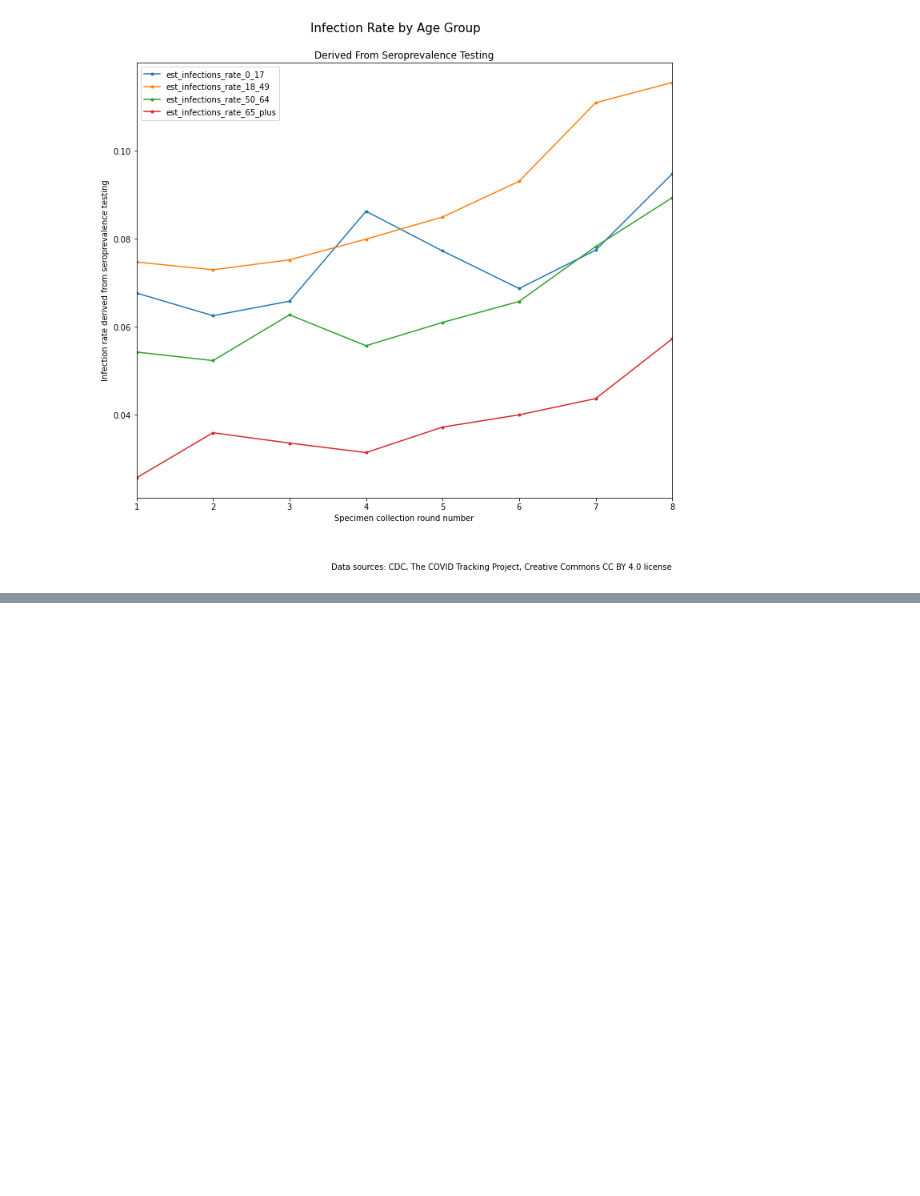
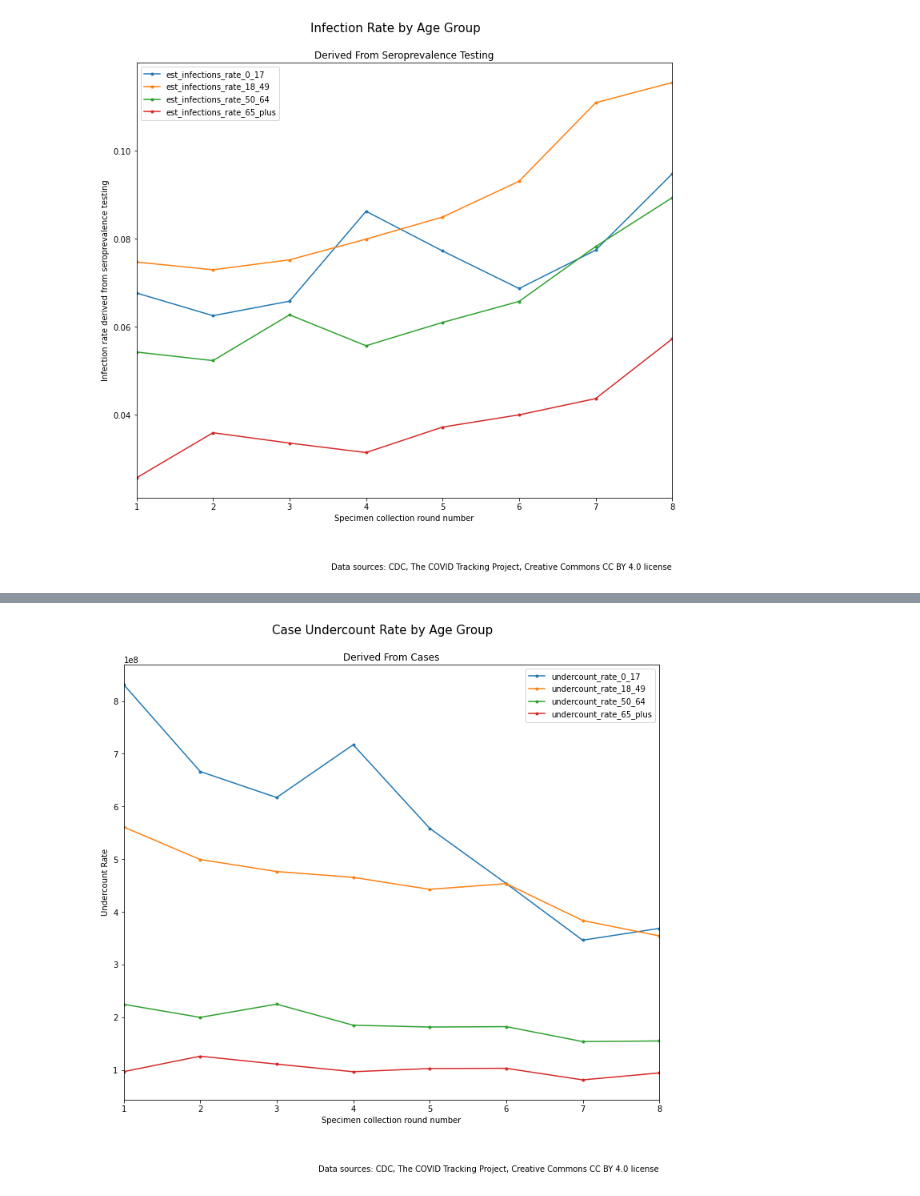
Before and after one commit to salvir1/COVID-19-outbreak-data-analysis, a Jupyter notebook: covid-seroprevalance-analysis.ipynb, the cells around one changed output, grey strips where cells are left out. Saved outputs shown, nothing was run; the diff lists cells and outputs as text; code cells hidden in the pictures; blank space fills up the shorter version.

```diff
--- a/covid-seroprevalance-analysis.ipynb
+++ b/covid-seroprevalance-analysis.ipynb
@@ -540,0 +615,7 @@ CDC_case_df[CDC_case_df['age_group']=='Unknown'].drop()
+# %%
+#     curr_case_df = curr_case_df.rename(columns={'sex': round_}, inplace=True)
+# print(curr_case_df.rename({'sex': 'more_sex'},axis=1,inplace=True))
+age_group_df = age_group_df.T
+age_group_df.columns = age_group_df.iloc[0]
+age_group_df = age_group_df[1:]
+age_group_df = age_group_df.reset_index().rename(columns={'index':'Round'})
@@ -540,0 +712,20 @@ CDC_case_df[CDC_case_df['age_group']=='Unknown'].drop()
+# %%
+fig, ax = plt.subplots(figsize = (12, 10))
+# seroprev_US.set_index('last_date_of_round', inplace=True)
+
+for col_name in ['undercount_rate_0_17', 'undercount_rate_18_49',
+                 'undercount_rate_50_64', 'undercount_rate_65_plus']:
+    ax.plot(seroprev_US['Round'],
+            seroprev_US[col_name],
+            label = col_name,
+            marker = '.')
+
+ax.set_xlabel('Specimen collection round number')
+ax.set_ylabel('Undercount Rate')
+ax.set_xlim(1,8)
+ax.set_title('Derived From Cases')
+ax.legend()
+fig.suptitle(f'Case Undercount Rate by Age Group', size=15, y=0.95)
+plt.figtext(0.9, 0, 'Data sources: CDC, The COVID Tracking Project, Creative Commons CC BY 4.0 license', horizontalalignment='right');
+# %% [output]
+[figure, added]
```
Also changed, not shown: parts of 30 cells of this notebook.
